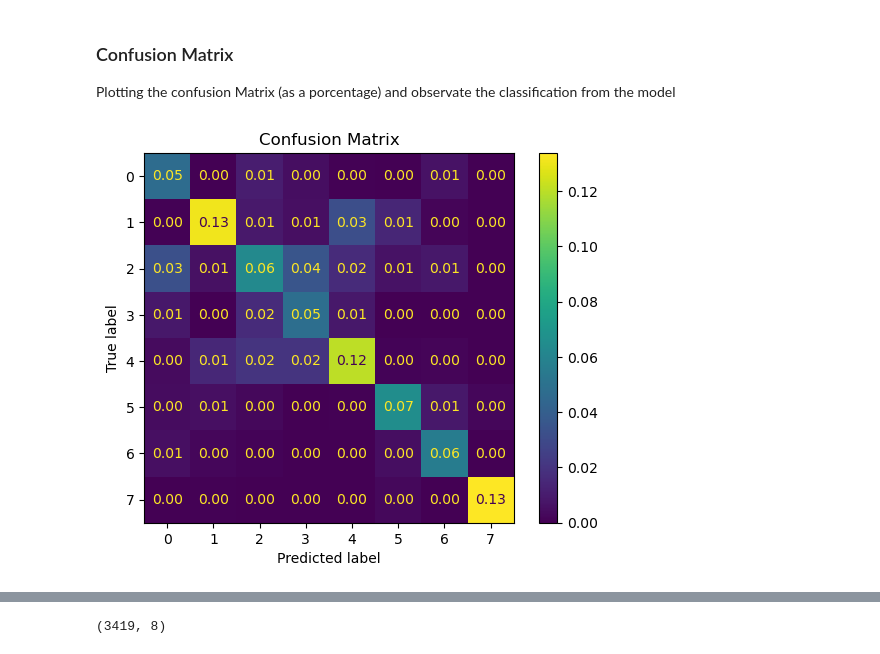
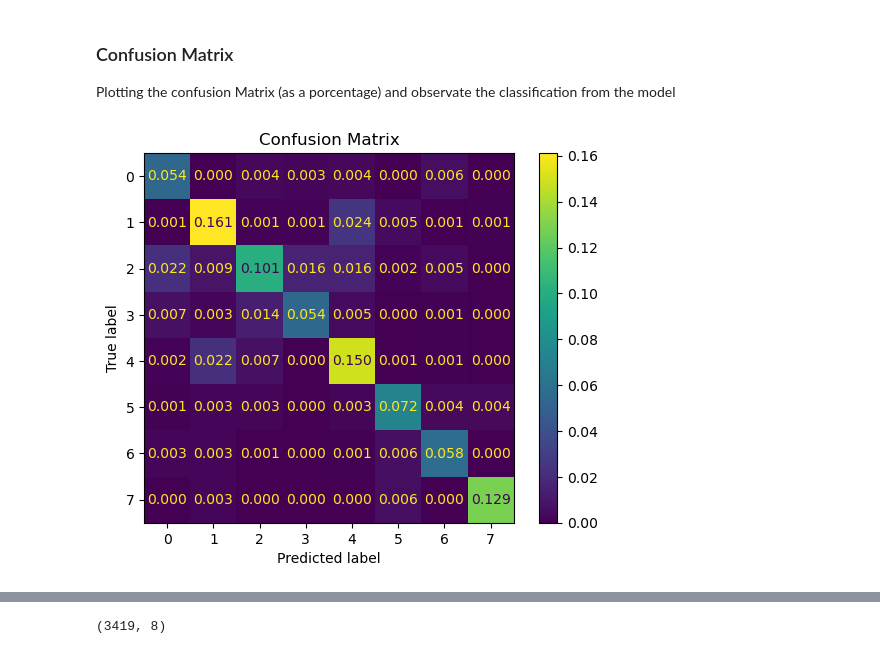
Before and after one commit to ottospiga/blood_cell_classification, a Jupyter notebook: notebooks/06-CNN-model.ipynb, the cells around one changed output, grey strips where cells are left out. Drawn from its saved outputs; the diff is of its cells as text; code cells hidden in the pictures.

```diff
--- a/notebooks/06-CNN-model.ipynb
+++ b/notebooks/06-CNN-model.ipynb
@@ -397,0 +217,20 @@ logreg = cross_validated_logreg
+# %%
+from tensorflow.keras.utils import to_categorical
+
+# Reshape flattened input data back to images
+X_train_images = X_train_balanced.reshape(-1, 100, 100, 3)
+X_test_images = X_test.reshape(-1, 100, 100, 3)
+
+# y_train_balanced contains your target labels
+# Converting target labels to one-hot encoded format
+y_train_encoded = to_categorical(y_train_balanced, num_classes=8)
+y_test_encoded = to_categorical(y_test, num_classes=8)
+
+
+history = model.fit(
+    X_train_images,
+    y_train_encoded,
+          epochs=10,
+    validation_data=(X_test_images, y_test_encoded),
+          # callbacks=[early_stop]
+         )
@@ -439,0 +342,13 @@ weighted avg       0.68      0.67      0.67      3419
+# %%
+# Predicting
+predict_probas = model.predict(X_test_images)
+
+# ONE-HOT ENCODE
+# Convert probabilities to label encoding
+y_predict = np.argmax(predict_probas, axis=1)
+# Convert one-hot encoded labels(y_test) to class labels
+y_test_labels = np.argmax(y_test_encoded, axis=1)
+
+# Evaluating the model
+accuracy = accuracy_score(y_test_labels, y_predict)
+print("Accuracy:", accuracy)
@@ -444,9 +385,9 @@ Plotting the confusion Matrix (as a porcentage) and observate the classification
 # %%
 import matplotlib.pyplot as plt
 from sklearn.metrics import confusion_matrix, ConfusionMatrixDisplay
 
-ConfusionMatrixDisplay.from_predictions(y_test, y_pred, normalize='all', values_format='.2f')
+ConfusionMatrixDisplay.from_predictions(y_test_labels, y_predict, normalize='all', values_format='.3f')
 plt.title('Confusion Matrix')
 plt.show()
 # %% [output]
-[figure, old version]
+[figure, new version]
```
Also changed, not shown: parts of 40 cells of this notebook.
